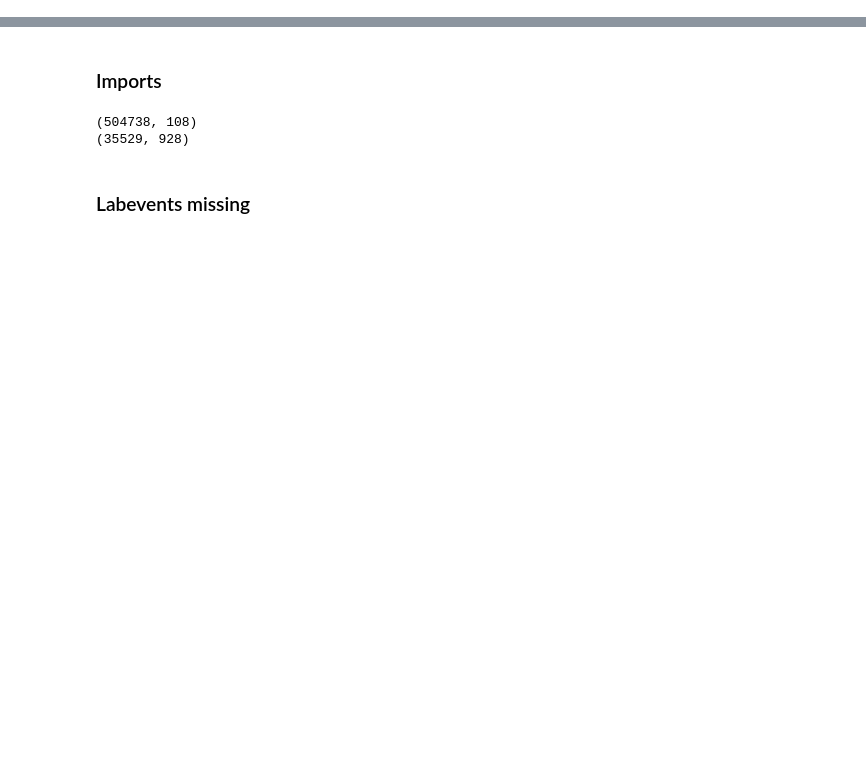
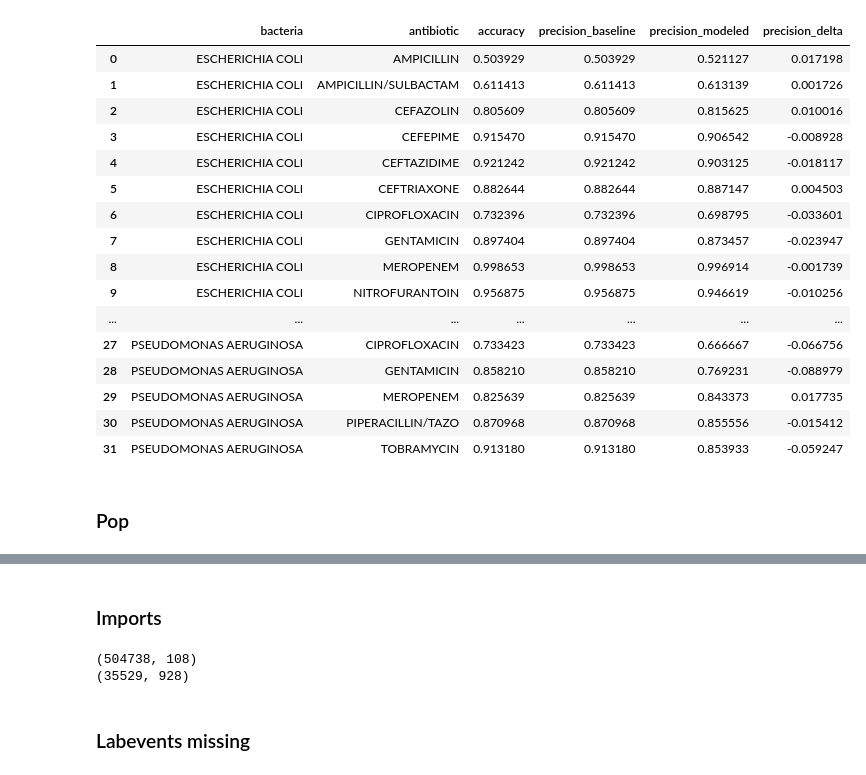
Before and after one commit to Jas-Dinh/resist.ai, a Jupyter notebook: 03b_MIMIC-IV_Modeling_Pipeline_Analysis.ipynb, the cells around one changed output, grey strips where cells are left out. Saved outputs shown, nothing was run; the diff lists cells and outputs as text; code cells hidden in the pictures; blank space fills up the shorter version.

```diff
--- a/03b_MIMIC-IV_Modeling_Pipeline_Analysis.ipynb
+++ b/03b_MIMIC-IV_Modeling_Pipeline_Analysis.ipynb
@@ -8,0 +11,3 @@ pd.set_option('display.max_rows', None)
+# %%
+baseline = pd.read_excel("../mimic-iv-3.1/base_results_2025_03_09.xlsx")
+models = pd.read_excel("../mimic-iv-3.1/modelling_results_2025_03_02.xlsx")
@@ -8,0 +32,26 @@ pd.set_option('display.max_rows', None)
+# %%
+analysis = baseline.drop(columns=['recall','f1_score']).merge(models[['bacteria','antibiotic','precision']],
+                                                   on = ['bacteria','antibiotic'],
+                                                   how = 'left',
+                                                   suffixes = ('_baseline','_modeled'))
+
+analysis['precision_delta'] = analysis['precision_modeled'] - analysis['precision_baseline']
+analysis
+# %% [output]
+|  | bacteria | antibiotic | accuracy | precision_baseline | precision_modeled | precision_delta |
+| 0 | ESCHERICHIA COLI | AMPICILLIN | 0.503929 | 0.503929 | 0.521127 | 0.017198 |
+| 1 | ESCHERICHIA COLI | AMPICILLIN/SULBACTAM | 0.611413 | 0.611413 | 0.613139 | 0.001726 |
+| 2 | ESCHERICHIA COLI | CEFAZOLIN | 0.805609 | 0.805609 | 0.815625 | 0.010016 |
+| 3 | ESCHERICHIA COLI | CEFEPIME | 0.915470 | 0.915470 | 0.906542 | -0.008928 |
+| 4 | ESCHERICHIA COLI | CEFTAZIDIME | 0.921242 | 0.921242 | 0.903125 | -0.018117 |
+| 5 | ESCHERICHIA COLI | CEFTRIAXONE | 0.882644 | 0.882644 | 0.887147 | 0.004503 |
+| 6 | ESCHERICHIA COLI | CIPROFLOXACIN | 0.732396 | 0.732396 | 0.698795 | -0.033601 |
+| 7 | ESCHERICHIA COLI | GENTAMICIN | 0.897404 | 0.897404 | 0.873457 | -0.023947 |
+| 8 | ESCHERICHIA COLI | MEROPENEM | 0.998653 | 0.998653 | 0.996914 | -0.001739 |
+| 9 | ESCHERICHIA COLI | NITROFURANTOIN | 0.956875 | 0.956875 | 0.946619 | -0.010256 |
+| ... | ... | ... | ... | ... | ... | ... |
+| 27 | PSEUDOMONAS AERUGINOSA | CIPROFLOXACIN | 0.733423 | 0.733423 | 0.666667 | -0.066756 |
+| 28 | PSEUDOMONAS AERUGINOSA | GENTAMICIN | 0.858210 | 0.858210 | 0.769231 | -0.088979 |
+| 29 | PSEUDOMONAS AERUGINOSA | MEROPENEM | 0.825639 | 0.825639 | 0.843373 | 0.017735 |
+| 30 | PSEUDOMONAS AERUGINOSA | PIPERACILLIN/TAZO | 0.870968 | 0.870968 | 0.855556 | -0.015412 |
+| 31 | PSEUDOMONAS AERUGINOSA | TOBRAMYCIN | 0.913180 | 0.913180 | 0.853933 | -0.059247 |
@@ -8,0 +60,2 @@ pd.set_option('display.max_rows', None)
+# %% [markdown]
+### Pop
```
Also changed, not shown: parts of 15 cells of this notebook, 7 other files.
